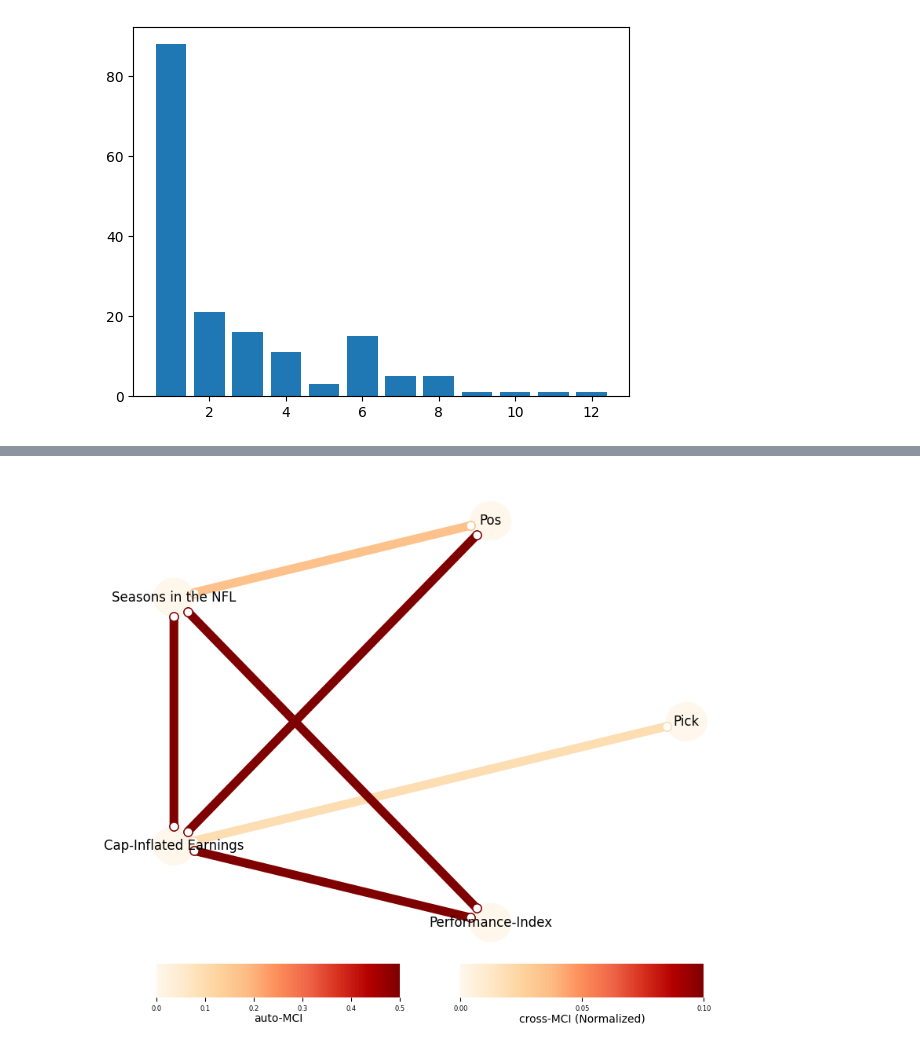
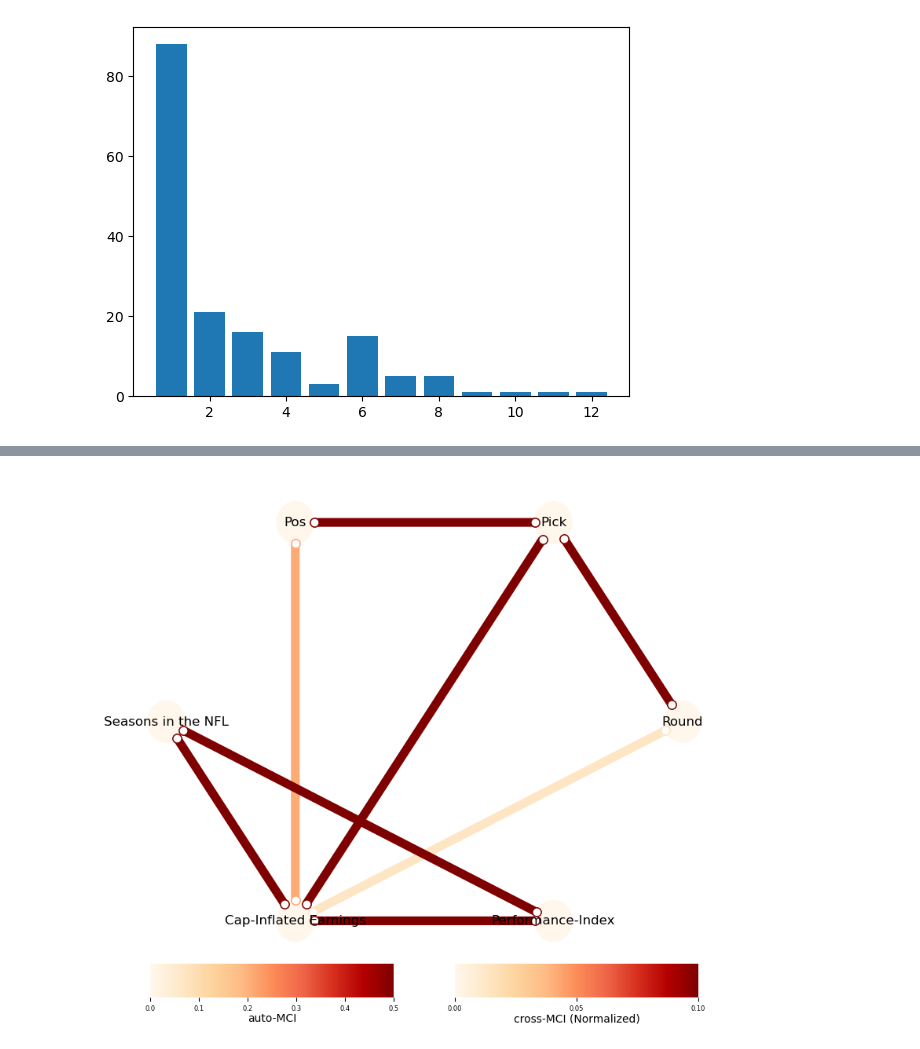
Before and after one commit to szmbalint/Causal_Inference_Project, a Jupyter notebook: Notebook/init_notebook.ipynb, the cells around one changed output, grey strips where cells are left out. Drawn from its saved outputs; the diff is of its cells as text; code cells hidden in the pictures.

```diff
--- a/Notebook/init_notebook.ipynb
+++ b/Notebook/init_notebook.ipynb
@@ -177,6 +261,7 @@ from tigramite.pcmci import PCMCI
 from tigramite.independence_tests.regressionCI import RegressionCI
 
 selected_columns = [
+    'Round',
     'Pick',
     'Pos',
     'Seasons in the NFL',
@@ -189,8 +274,8 @@ df_filtered = joined_datas[selected_columns].dropna().copy()
 if df_filtered['Pos'].dtype == 'object':
     df_filtered['Pos'] = df_filtered['Pos'].astype('category').cat.codes
 
-#if df_filtered['Round'].dtype == 'object':
-#  df_filtered['Round'] = df_filtered['Round'].astype('category').cat.codes
+if df_filtered['Round'].dtype == 'object':
+  df_filtered['Round'] = df_filtered['Round'].astype('category').cat.codes
 
 data_array = df_filtered.values
 var_names = list(df_filtered.columns)
@@ -217,31 +302,31 @@ pcmci = PCMCI(
     dataframe=tigramite_df,
     cond_ind_test=regressionCI
 )
 
 results = pcmci.run_pcmci(tau_min=0, tau_max=0, pc_alpha=0.2, alpha_level=0.01)
 
 val_matrix = results['val_matrix']
 val_matrix /= (2. * T_len)
 
 tp.plot_graph(
     val_matrix=val_matrix,
     graph=results['graph'],
     var_names=var_names,
     figsize=(10, 8),
     node_size=0.18,
     node_label_size=12,
     link_colorbar_label='cross-MCI (Normalized)',
     node_colorbar_label='auto-MCI',
     vmin_edges=0.,
     vmax_edges=0.1,
     edge_ticks=0.05,
     cmap_edges='OrRd',
     vmin_nodes=0,
     vmax_nodes=0.5,
     node_ticks=0.1,
     cmap_nodes='OrRd',
 )
 
 plt.show()
 # %% [output]
-[figure, old version]
+[figure, new version]
```
Also changed, not shown: parts of 12 cells of this notebook, 1 other file.
